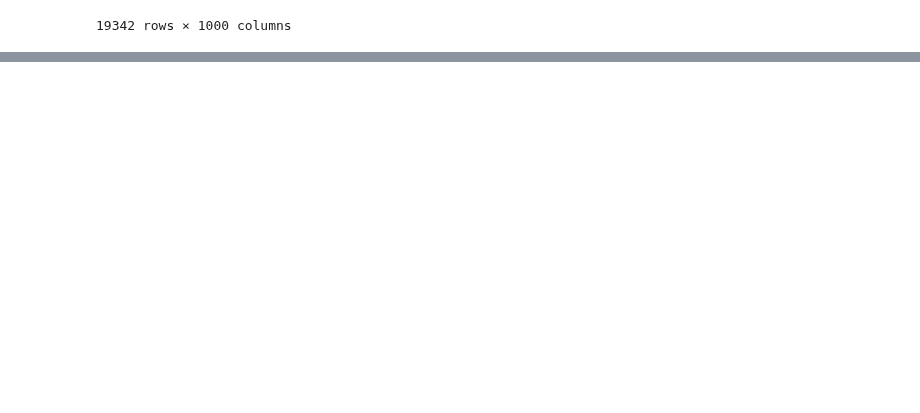
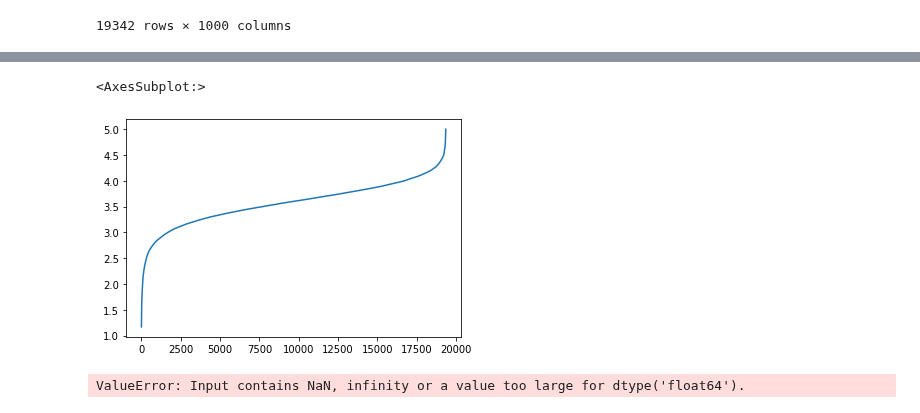
Before and after one commit to joaquim-oliveira-neto/rogue, a Jupyter notebook: notebooks/joaquim-model-kmeans.ipynb, the cells around one changed output, grey strips where cells are left out. Drawn from its saved outputs; the diff is of its cells as text; code cells hidden in the pictures; blank space fills up the shorter version.

```diff
--- a/notebooks/joaquim-model-kmeans.ipynb
+++ b/notebooks/joaquim-model-kmeans.ipynb
@@ -211,0 +222,14 @@ df_3
+# %%
+average_score_per_user = np.sort(df.mean(axis=1),axis=0)
+x_axis = list(range(1,df.shape[0]+1))
+sns.lineplot(x=x_axis, y=average_score_per_user)
+# %% [output]
+<AxesSubplot:>
+[figure, added]
+# %%
+from sklearn.cluster import MiniBatchKMeans, KMeans
+
+mbkm = MiniBatchKMeans(n_clusters=20)
+mbkm.fit(df)
+# %% [output]
+ValueError: Input contains NaN, infinity or a value too large for dtype('float64').
```
Also changed, not shown: parts of 18 cells of this notebook, 2 other files.
